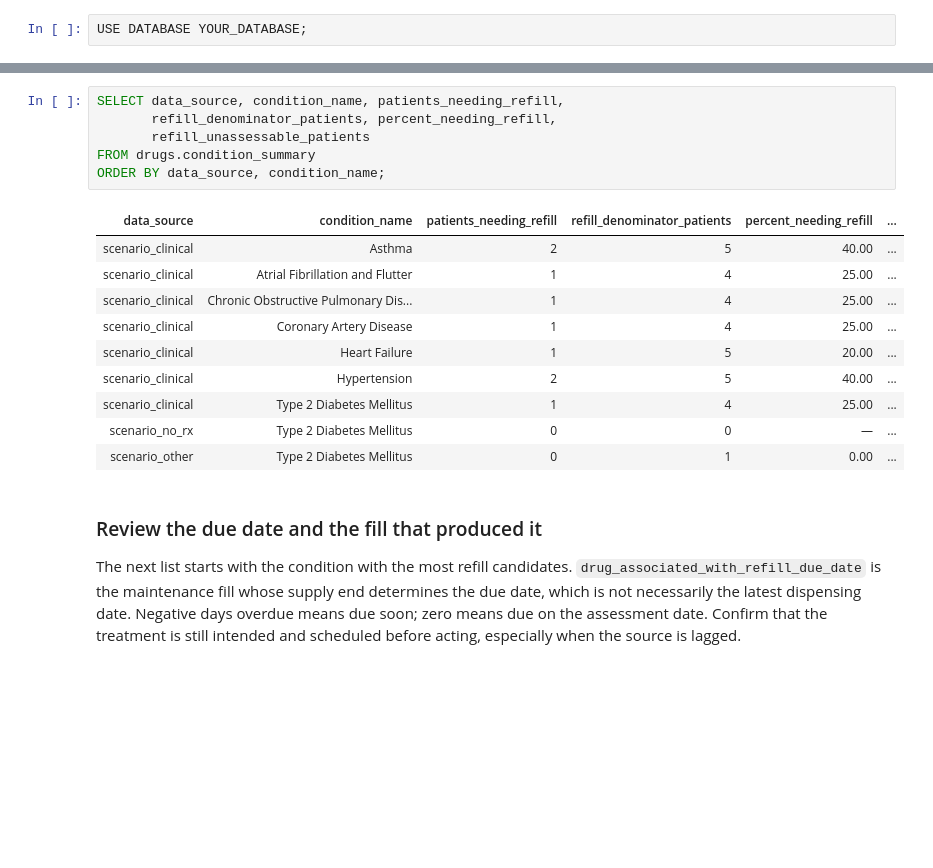
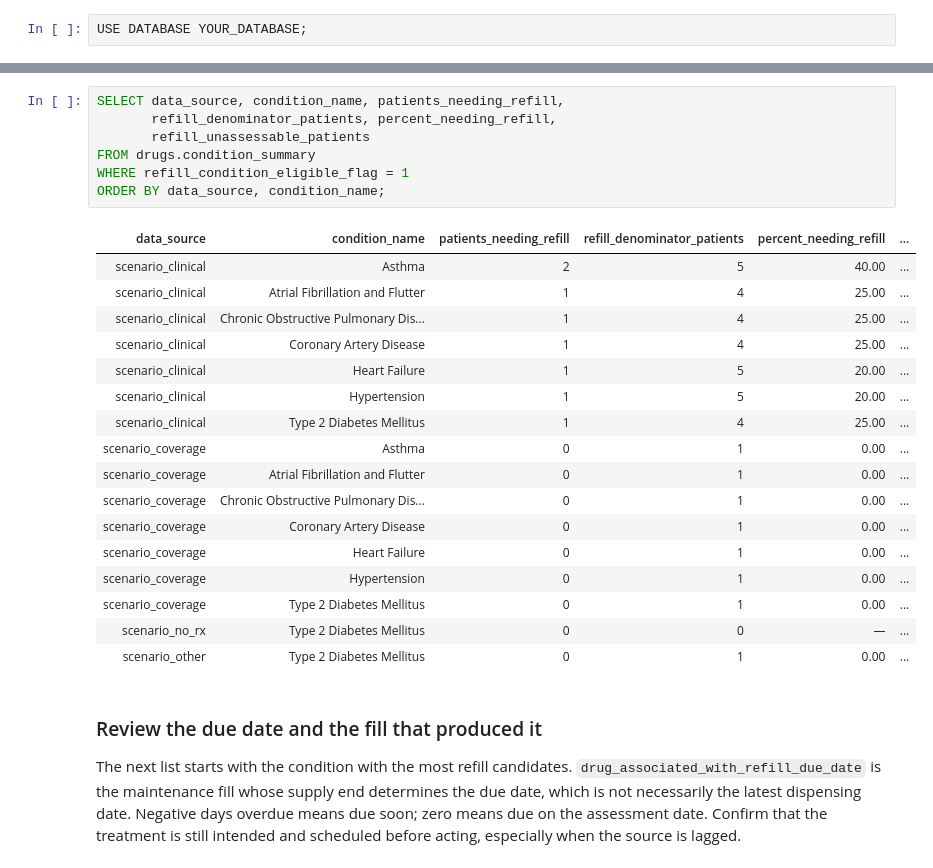
Before and after one commit to tuva-health/drugs, a Jupyter notebook: notebooks/drugs.ipynb, the cells around one changed output, grey strips where cells are left out. Drawn from its saved outputs; the diff is of its cells as text; blank space fills up the shorter version.

```diff
--- a/notebooks/drugs.ipynb
+++ b/notebooks/drugs.ipynb
@@ -544,18 +474,26 @@ percentage. These small constructed cohorts illustrate denominator behavior.
 # %%
 SELECT data_source, condition_name, patients_needing_refill,
        refill_denominator_patients, percent_needing_refill,
        refill_unassessable_patients
 FROM drugs.condition_summary
+WHERE refill_condition_eligible_flag = 1
 ORDER BY data_source, condition_name;
 # %% [output]
 | data_source | condition_name | patients_needing_refill | refill_denominator_patients | percent_needing_refill | ... |
 | scenario_clinical | Asthma | 2 | 5 | 40.00 | ... |
 | scenario_clinical | Atrial Fibrillation and Flutter | 1 | 4 | 25.00 | ... |
 | scenario_clinical | Chronic Obstructive Pulmonary Dis... | 1 | 4 | 25.00 | ... |
 | scenario_clinical | Coronary Artery Disease | 1 | 4 | 25.00 | ... |
 | scenario_clinical | Heart Failure | 1 | 5 | 20.00 | ... |
-| scenario_clinical | Hypertension | 2 | 5 | 40.00 | ... |
+| scenario_clinical | Hypertension | 1 | 5 | 20.00 | ... |
 | scenario_clinical | Type 2 Diabetes Mellitus | 1 | 4 | 25.00 | ... |
+| scenario_coverage | Asthma | 0 | 1 | 0.00 | ... |
+| scenario_coverage | Atrial Fibrillation and Flutter | 0 | 1 | 0.00 | ... |
+| scenario_coverage | Chronic Obstructive Pulmonary Dis... | 0 | 1 | 0.00 | ... |
+| scenario_coverage | Coronary Artery Disease | 0 | 1 | 0.00 | ... |
+| scenario_coverage | Heart Failure | 0 | 1 | 0.00 | ... |
+| scenario_coverage | Hypertension | 0 | 1 | 0.00 | ... |
+| scenario_coverage | Type 2 Diabetes Mellitus | 0 | 1 | 0.00 | ... |
 | scenario_no_rx | Type 2 Diabetes Mellitus | 0 | 0 | — | ... |
 | scenario_other | Type 2 Diabetes Mellitus | 0 | 1 | 0.00 | ... |
 # %% [markdown]
```
Also changed, not shown: parts of 54 cells of this notebook, 59 other files.
